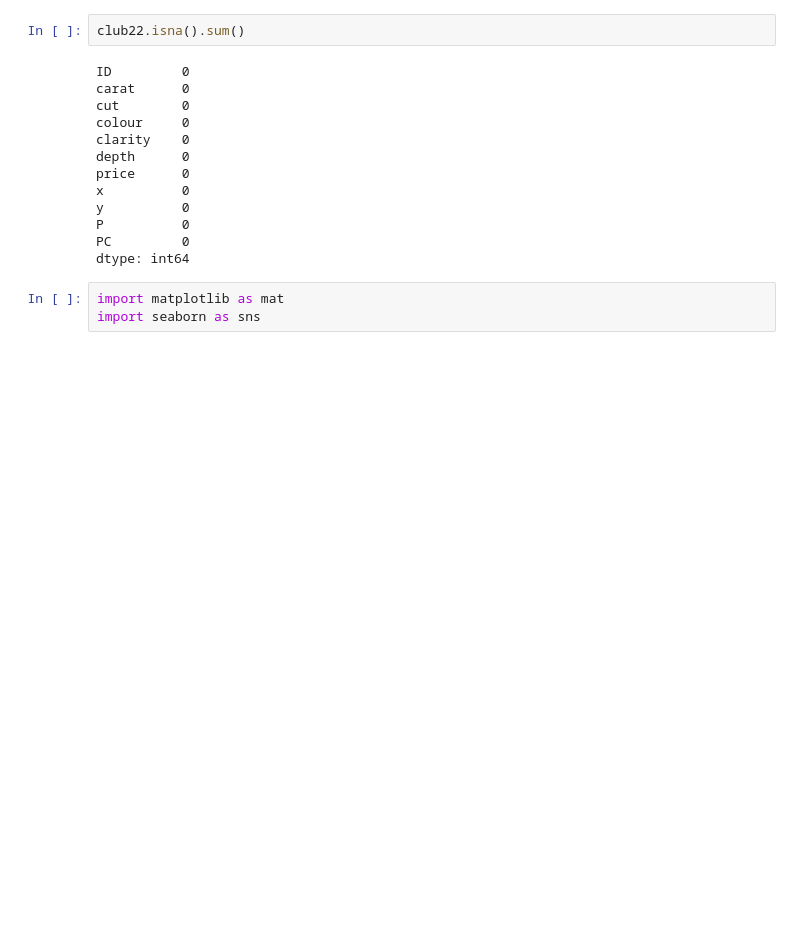
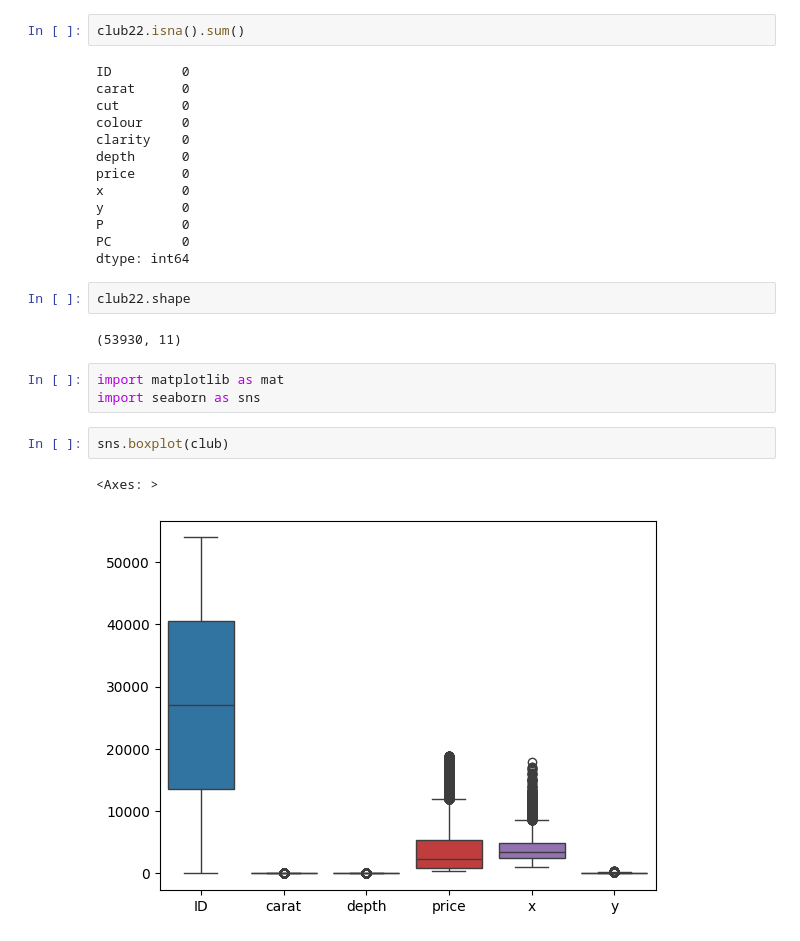
Before and after one commit to kent-debug/predictive-modelling, a Jupyter notebook: Predictive_models.ipynb, the cells around one changed output. Drawn from its saved outputs; the diff is of its cells as text; blank space fills up the shorter version.

```diff
--- a/Predictive_models.ipynb
+++ b/Predictive_models.ipynb
@@ -104,6 +104,15 @@ y          0
 P          0
 PC         0
 dtype: int64
+# %%
+club22.shape
+# %% [output]
+(53930, 11)
 # %%
 import matplotlib as mat
 import seaborn as sns
+# %%
+sns.boxplot(club)
+# %% [output]
+<Axes: >
+[figure, added]
```
Also changed, not shown: parts of 3 cells of this notebook.
